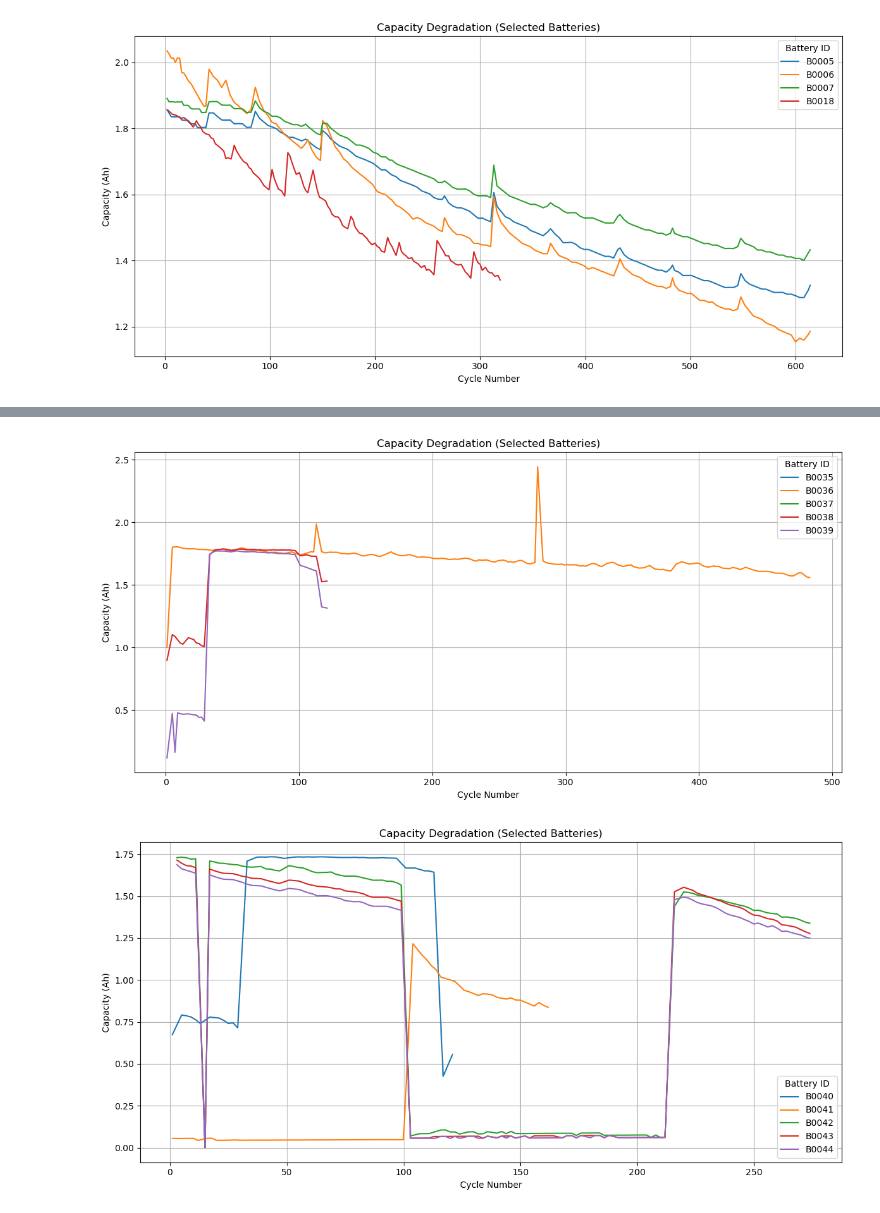
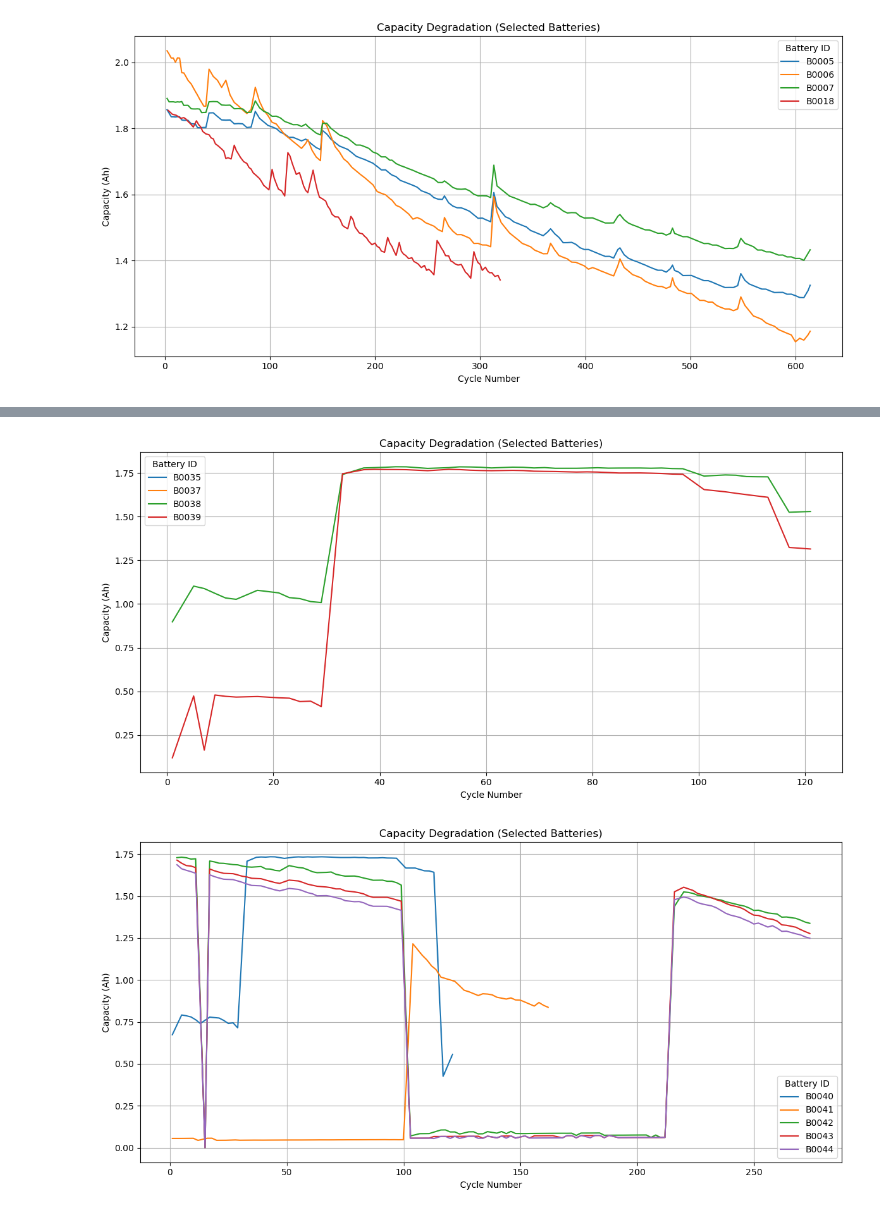
Before and after one commit to Safwanny/Battery-RUL-Prediction, a Jupyter notebook: Battery_RUL_Prediction.ipynb, the cells around one changed output, grey strips where cells are left out. Drawn from its saved outputs; the diff is of its cells as text; code cells hidden in the pictures.

```diff
--- a/Battery_RUL_Prediction.ipynb
+++ b/Battery_RUL_Prediction.ipynb
@@ -169,7 +169,7 @@ plt.show()
 # %% [output]
 [figure]
 # %%
-selected_batteries = ['B0025', 'B0026', 'B0027', 'B0028', 'B0029']
+selected_batteries = ['B0025', 'B0026', 'B0027', 'B0028', 'B0029', 'B0030', 'B0031', 'B0032']
 
 plt.figure(figsize=(12, 6))
 
@@ -189,5 +189,5 @@ plt.show()
 # %%
-selected_batteries = ['B0030', 'B0031', 'B0032', 'B0033', 'B0034',]
+selected_batteries = ['B0033', 'B0034', 'B0036']
 
 plt.figure(figsize=(12, 6))
 
@@ -207,19 +207,19 @@ plt.show()
 # %%
-selected_batteries = ['B0035', 'B0036', 'B0037', 'B0038', 'B0039']
+selected_batteries = ['B0035', 'B0037', 'B0038', 'B0039']
 
 plt.figure(figsize=(12, 6))
 
 for batt in selected_batteries:
     batt_data = summary_df[summary_df['battery_id'] == batt]
     plt.plot(batt_data['cycle_num'], batt_data['capacity'], label=batt)
 
 plt.title("Capacity Degradation (Selected Batteries)")
 plt.xlabel("Cycle Number")
 plt.ylabel("Capacity (Ah)")
 plt.legend(title='Battery ID')
 plt.grid(True)
 plt.tight_layout()
 plt.show()
 # %% [output]
-[figure, old version]
+[figure, new version]
 # %%
```
Also changed, not shown: parts of 20 cells of this notebook.
